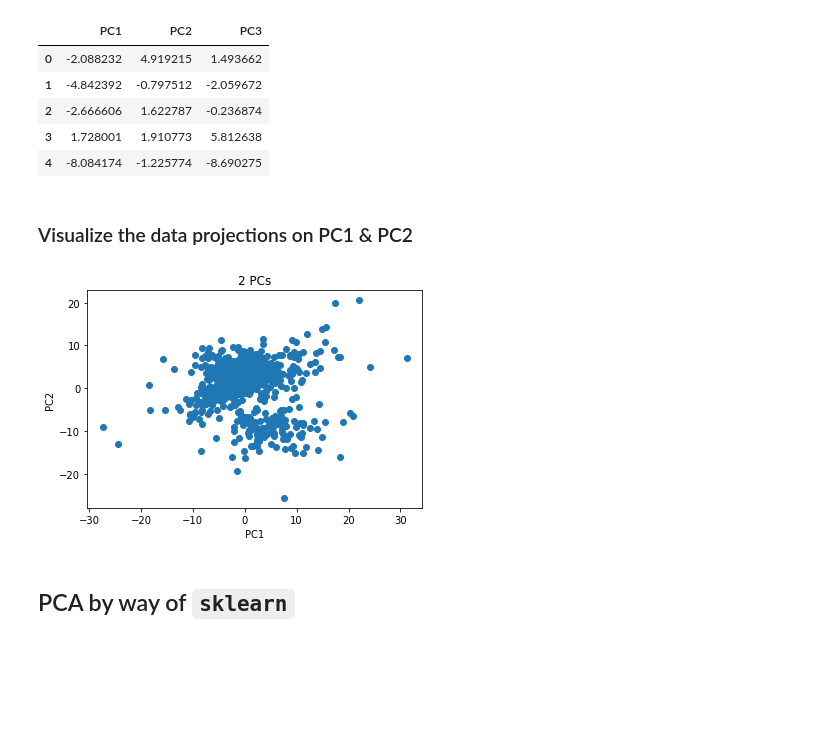
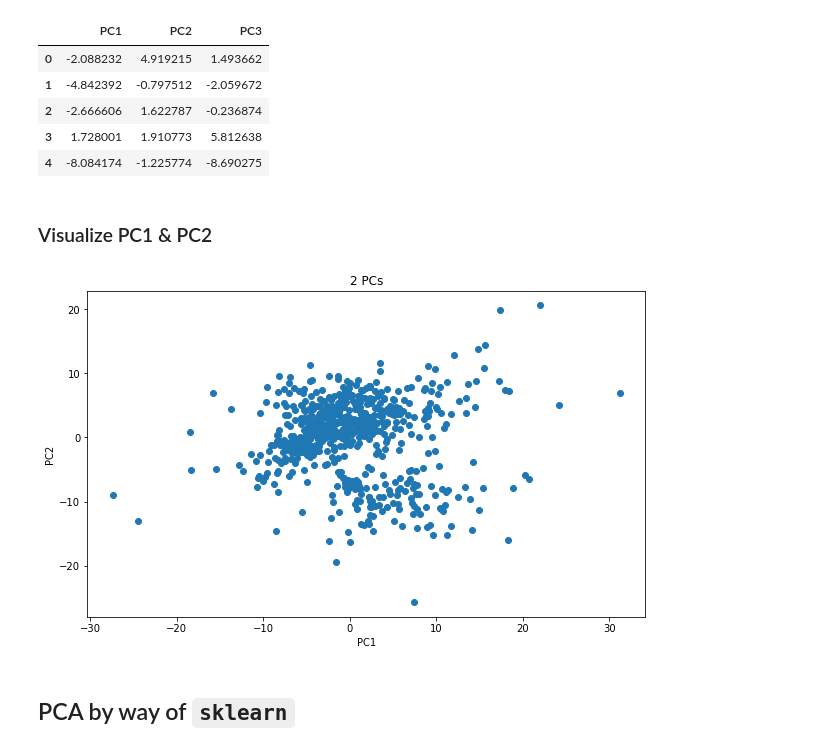
Before and after one commit to SmilodonCub/DS4VS, a Jupyter notebook: Week12/DS4VS_week12_PCA.ipynb, the cells around one changed output. Drawn from its saved outputs; the diff is of its cells as text; code cells hidden in the pictures; blank space fills up the shorter version.

```diff
--- a/Week12/DS4VS_week12_PCA.ipynb
+++ b/Week12/DS4VS_week12_PCA.ipynb
@@ -187,8 +187,8 @@ wf_scaled = StandardScaler().fit_transform( wf_features )
 # %% [markdown]
 ## 2) Calculate the Covariance Matrix
 # %%
-wf_features = wf_scaled.T
-cov_matrix = np.cov(wf_features)
+wf_scaledT = wf_scaled.T
+cov_matrix = np.cov(wf_scaledT)
 # %% [markdown]
 The result is a square symmetric matrix
 The variance of each feature is given along the diagonal
@@ -255,15 +255,16 @@ res.head()
 | 3 | 1.728001 | 1.910773 | 5.812638 |
 | 4 | -8.084174 | -1.225774 | -8.690275 |
 # %% [markdown]
-### Visualize the data projections on PC1 & PC2
+### Visualize PC1 & PC2
 # %%
+fig, ax = plt.subplots(figsize=(10, 6))
 plt.scatter( res['PC1'], res['PC2'] )
 plt.xlabel("PC1")
 plt.ylabel("PC2")
 plt.title('2 PCs')
 plt.show()
 # %% [output]
-[figure, old version]
+[figure, new version]
 # %% [markdown]
 ## PCA by way of `sklearn`
 # %%
```
Also changed, not shown: parts of 12 cells of this notebook.
